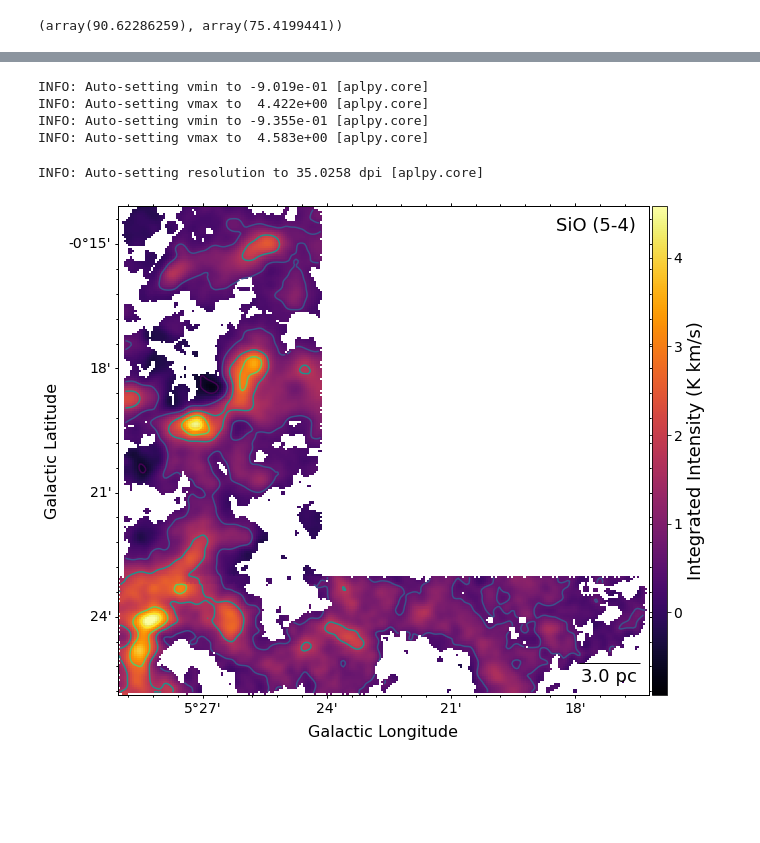
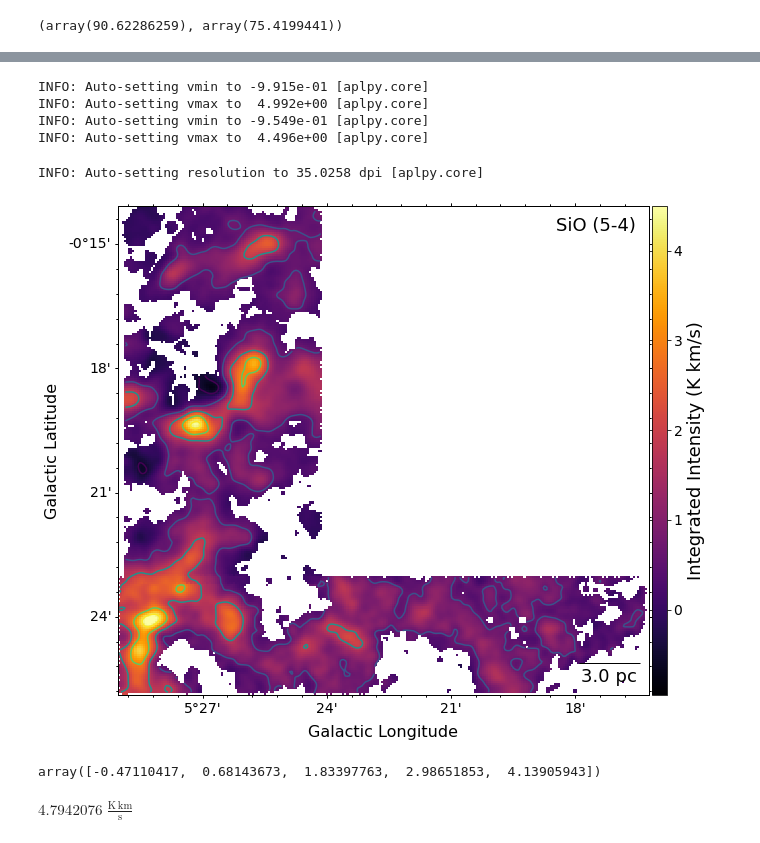
Before and after one commit to SpacialTree/clouds-g5-b1, a Jupyter notebook: NewMomentMaps.ipynb, the cells around one changed output, grey strips where cells are left out. Saved outputs shown, nothing was run; the diff lists cells and outputs as text; code cells hidden in the pictures; blank space fills up the shorter version.

```diff
--- a/NewMomentMaps.ipynb
+++ b/NewMomentMaps.ipynb
@@ -417,24 +487,32 @@ INFO: Auto-setting vmax to  3.085e-01 [aplpy.core]
 # %%
 cube27_0 = cube_27.with_mask(mask_27).spectral_slab(-5*u.km / u.second, 200*u.km/u.second).moment0()
 cube27_0.quicklook()
 cube27_0.FITSFigure.show_colorscale(cmap='inferno')
 cube27_0.FITSFigure.colorbar.set_axis_label_text('Integrated Intensity (K km/s)')
-cube27_0.FITSFigure.show_contour(cube27_0.hdu, returnlevels=True)
+levs_27 = cube27_0.FITSFigure.show_contour(cube27_0.hdu, returnlevels=True)
 cube27_0.FITSFigure.colorbar.set_axis_label_font(size=18)
 cube27_0.FITSFigure.colorbar.set_font(size=14)
 cube27_0.FITSFigure.axis_labels.set_font(size=16)
 cube27_0.FITSFigure.tick_labels.set_font(size=14)
 cube27_0.FITSFigure.add_label(0.9, 0.96, "SiO (5-4)", relative=True, size=18)
 cube27_0.FITSFigure.add_scalebar(ang, color='black', size=18)
 cube27_0.FITSFigure.scalebar.set_label(m)
 cube27_0.FITSFigure.savefig('/orange/adamginsburg/cmz/g5/code/plots/mom0_27-new.pdf')
 # %% [output]
-INFO: Auto-setting vmin to -9.019e-01 [aplpy.core]
-INFO: Auto-setting vmax to  4.422e+00 [aplpy.core]
-INFO: Auto-setting vmin to -9.355e-01 [aplpy.core]
-INFO: Auto-setting vmax to  4.583e+00 [aplpy.core]
+INFO: Auto-setting vmin to -9.915e-01 [aplpy.core]
+INFO: Auto-setting vmax to  4.992e+00 [aplpy.core]
+INFO: Auto-setting vmin to -9.549e-01 [aplpy.core]
+INFO: Auto-setting vmax to  4.496e+00 [aplpy.core]
 INFO: Auto-setting resolution to 35.0258 dpi [aplpy.core]
-[figure, old version]
+[figure, new version]
+# %%
+levs_27
+# %% [output]
+array([-0.47110417,  0.68143673,  1.83397763,  2.98651853,  4.13905943])
+# %%
+np.nanmax(cube27_0)
+# %% [output]
+$4.7942076 \; \mathrm{\frac{K\,km}{s}}$
 # %%
 cube27_max = cube_27.with_mask(mask_27).spectral_slab(-5*u.km / u.second, 200*u.km/u.second).max(axis=0)
 cube27_max.quicklook()
```
Also changed, not shown: parts of 35 cells of this notebook, 3 other files.
